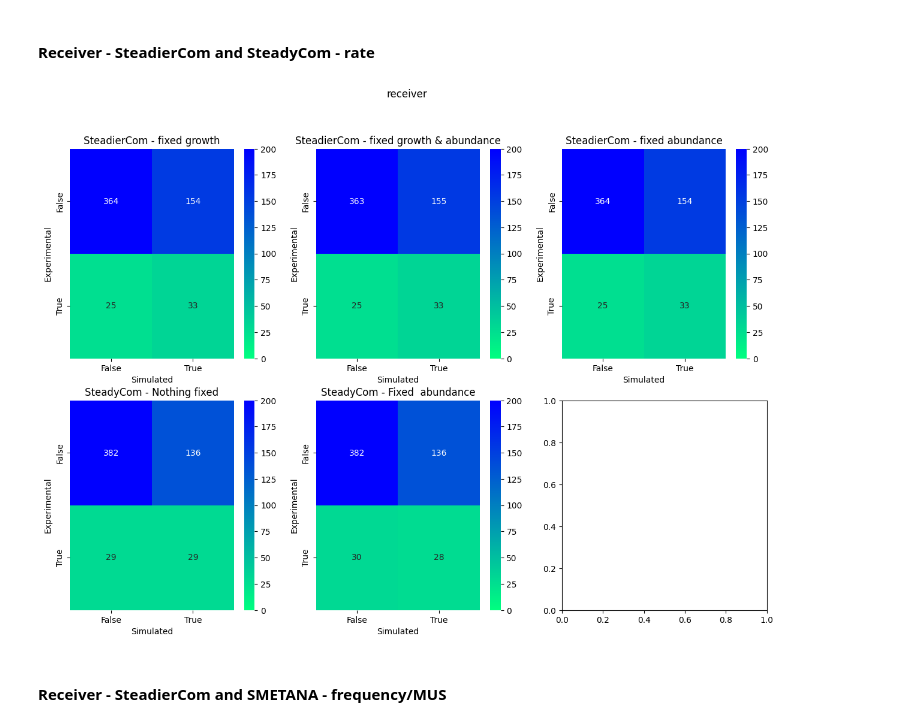
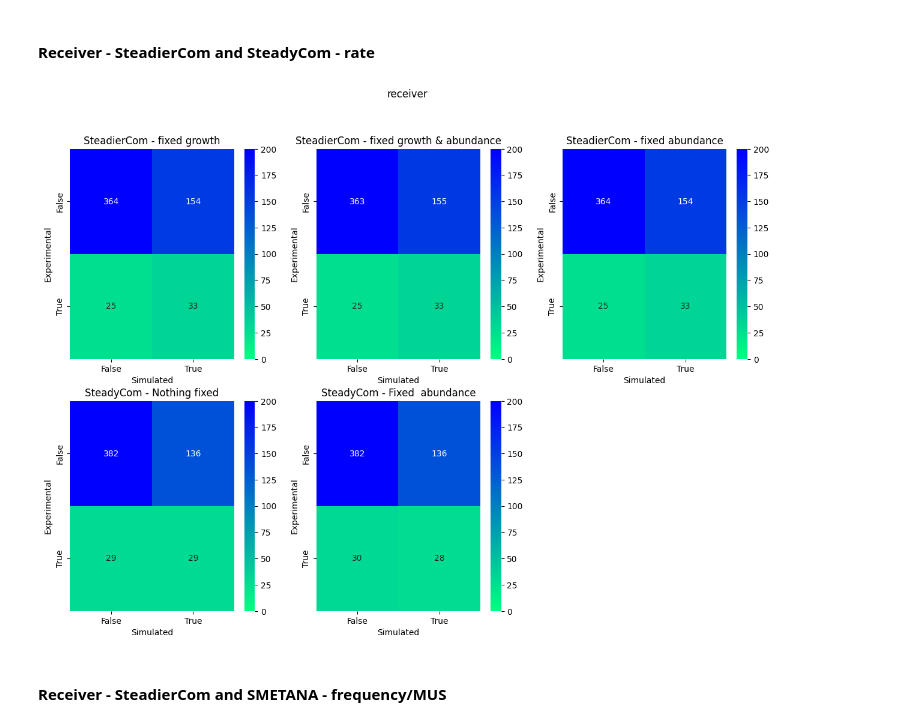
Before and after one commit to IdunBurgos/SteadierCom-Case-Studies, a Jupyter notebook: notebooks/Step 6.1.1. Comparing tools with exp - Venturelli member-metabolite interaction.ipynb, the cells around one changed output. Cells and saved outputs as stored; diff of their text form; code cells hidden in the pictures.

```diff
--- a/notebooks/Step 6.1.1. Venturelli member-metabolite interaction.ipynb
+++ b/notebooks/Step 6.1.1. Comparing tools with exp - Venturelli member-metabolite interaction.ipynb
@@ -254,4 +254,6 @@ fig,axs = plot_scatter_plots(simulation_dict,
                    receiver_or_donor=receiver_or_donor,
                    agg_method=agg_method,
                    metric=metric)
+axs[0][-1].set_axis_off()
+axs[1][-1].set_axis_off()
 # %% [output]
@@ -328,16 +330,19 @@ def plot_confusion_matrix_venturelli(simulation_dict,signal_exp,receiver_or_dono
         ax.set_title(name)
         i +=1
     fig.suptitle(receiver_or_donor)
-    return fig,ax
+    return fig,axs
 # %% [markdown]
 #### Receiver - SteadierCom and SteadyCom - rate
 # %%
-fig,ax = plot_confusion_matrix_venturelli(simulation_dict=simulation_dict,
+fig,axs = plot_confusion_matrix_venturelli(simulation_dict=simulation_dict,
                                           signal_exp=signal_exp,
                                           receiver_or_donor="receiver",
                                           steadycom_or_smetana="steadycom")
+
+
+axs[1][-1].set_axis_off()
 # %% [output]
-[figure, old version]
+[figure, new version]
 # %% [markdown]
 #### Receiver - SteadierCom and SMETANA - frequency/MUS
 # %%
```
Also changed, not shown: parts of 4 cells of this notebook.
